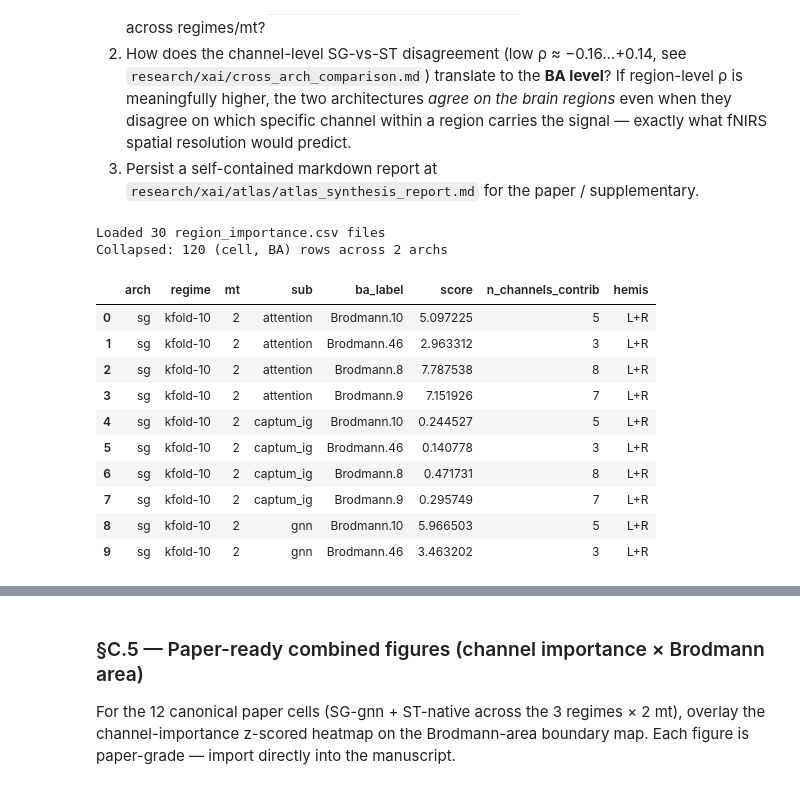
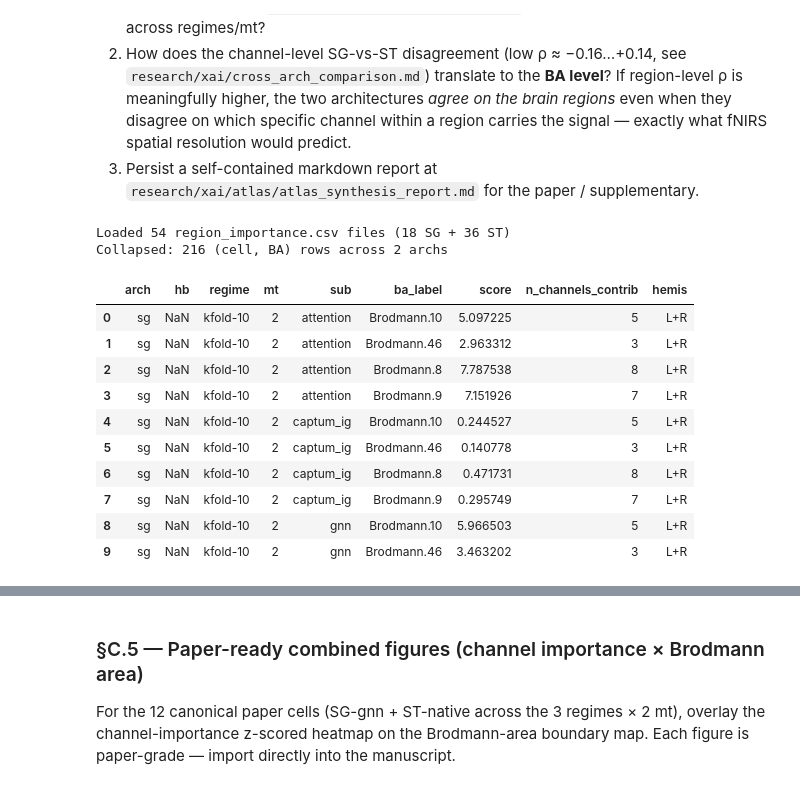
Before and after one commit to jeffrymahbuubi/fNIRS-Project-Graph-Base-Method, a Jupyter notebook: src/notebook/xai/04_atlas_registration.ipynb, the cells around one changed output, grey strips where cells are left out. Cells and saved outputs as stored; diff of their text form; code cells hidden in the pictures.

```diff
--- a/src/notebook/xai/04_atlas_registration.ipynb
+++ b/src/notebook/xai/04_atlas_registration.ipynb
@@ -339,43 +374,65 @@ Pulls every `region_importance.csv` written by §B and answers, at the **Brodman
 # %%
 # §C.1 — Load every region_importance.csv produced by §B
 import glob
 from scipy.stats import spearmanr
 
-region_files = sorted(glob.glob(str(ATLAS_OUT / '*' / '*' / 'mt*' / '*' / 'region_importance.csv')))
-print(f'Loaded {len(region_files)} region_importance.csv files')
+# SG path: atlas/sg/{regime}/mt{N}/{sub}/region_importance.csv  (5-deep below ATLAS_OUT)
+# ST path: atlas/st/{hb}/{regime}/mt{N}/{sub}/region_importance.csv  (6-deep, rev. 6)
+sg_files = sorted(glob.glob(str(ATLAS_OUT / 'sg' / '*' / 'mt*' / '*' / 'region_importance.csv')))
+st_files = sorted(glob.glob(str(ATLAS_OUT / 'st' / '*' / '*' / 'mt*' / '*' / 'region_importance.csv')))
+region_files = sg_files + st_files
+print(f'Loaded {len(region_files)} region_importance.csv files ({len(sg_files)} SG + {len(st_files)} ST)')
 
 rows = []
 for f in region_files:
     p = Path(f)
-    arch, regime, mt_dir, sub = p.parts[-5], p.parts[-4], p.parts[-3], p.parts[-2]
+    if p.parts[-5] == 'sg':
+        arch = 'sg'
+        hb = None
+        regime = p.parts[-4]
+        mt_dir = p.parts[-3]
+        sub = p.parts[-2]
+    elif len(p.parts) >= 6 and p.parts[-6] == 'st':
+        arch = 'st'
+        hb = p.parts[-5]
+        regime = p.parts[-4]
+        mt_dir = p.parts[-3]
+        sub = p.parts[-2]
+    else:
+        print(f'  [warn] unrecognised path layout, skipping: {p}')
+        continue
     mt = int(mt_dir[2:])
     df = pd.read_csv(p)
-    df['arch'] = arch; df['regime'] = regime; df['mt'] = mt; df['sub'] = sub
+    df['arch'] = arch
+    df['hb'] = hb
+    df['regime'] = regime
+    df['mt'] = mt
+    df['sub'] = sub
     rows.append(df)
 all_regions = pd.concat(rows, ignore_index=True)
 
 # Collapse hemispheres for an "any-hemi" BA score per cell
 all_collapsed = (all_regions
-    .groupby(['arch', 'regime', 'mt', 'sub', 'ba_label'], as_index=False)
+    .groupby(['arch', 'hb', 'regime', 'mt', 'sub', 'ba_label'], dropna=False, as_index=False)
     .agg(score=('mean', 'sum'),
          n_channels_contrib=('n_channels_contrib', 'sum'),
          hemis=('hemi', lambda s: '+'.join(sorted(set(s))))))
 print(f'Collapsed: {len(all_collapsed)} (cell, BA) rows across {all_collapsed["arch"].nunique()} archs')
 display(all_collapsed.head(10))
 # %% [output]
-Loaded 30 region_importance.csv files
-Collapsed: 120 (cell, BA) rows across 2 archs
+Loaded 54 region_importance.csv files (18 SG + 36 ST)
+Collapsed: 216 (cell, BA) rows across 2 archs
-|  | arch | regime | mt | sub | ba_label | score | n_channels_contrib | hemis |
-| 0 | sg | kfold-10 | 2 | attention | Brodmann.10 | 5.097225 | 5 | L+R |
-| 1 | sg | kfold-10 | 2 | attention | Brodmann.46 | 2.963312 | 3 | L+R |
-| 2 | sg | kfold-10 | 2 | attention | Brodmann.8 | 7.787538 | 8 | L+R |
-| 3 | sg | kfold-10 | 2 | attention | Brodmann.9 | 7.151926 | 7 | L+R |
-| 4 | sg | kfold-10 | 2 | captum_ig | Brodmann.10 | 0.244527 | 5 | L+R |
-| 5 | sg | kfold-10 | 2 | captum_ig | Brodmann.46 | 0.140778 | 3 | L+R |
-| 6 | sg | kfold-10 | 2 | captum_ig | Brodmann.8 | 0.471731 | 8 | L+R |
-| 7 | sg | kfold-10 | 2 | captum_ig | Brodmann.9 | 0.295749 | 7 | L+R |
-| 8 | sg | kfold-10 | 2 | gnn | Brodmann.10 | 5.966503 | 5 | L+R |
-| 9 | sg | kfold-10 | 2 | gnn | Brodmann.46 | 3.463202 | 3 | L+R |
+|  | arch | hb | regime | mt | sub | ba_label | score | n_channels_contrib | hemis |
+| 0 | sg | NaN | kfold-10 | 2 | attention | Brodmann.10 | 5.097225 | 5 | L+R |
+| 1 | sg | NaN | kfold-10 | 2 | attention | Brodmann.46 | 2.963312 | 3 | L+R |
+| 2 | sg | NaN | kfold-10 | 2 | attention | Brodmann.8 | 7.787538 | 8 | L+R |
+| 3 | sg | NaN | kfold-10 | 2 | attention | Brodmann.9 | 7.151926 | 7 | L+R |
+| 4 | sg | NaN | kfold-10 | 2 | captum_ig | Brodmann.10 | 0.244527 | 5 | L+R |
+| 5 | sg | NaN | kfold-10 | 2 | captum_ig | Brodmann.46 | 0.140778 | 3 | L+R |
+| 6 | sg | NaN | kfold-10 | 2 | captum_ig | Brodmann.8 | 0.471731 | 8 | L+R |
+| 7 | sg | NaN | kfold-10 | 2 | captum_ig | Brodmann.9 | 0.295749 | 7 | L+R |
+| 8 | sg | NaN | kfold-10 | 2 | gnn | Brodmann.10 | 5.966503 | 5 | L+R |
+| 9 | sg | NaN | kfold-10 | 2 | gnn | Brodmann.46 | 3.463202 | 3 | L+R |
 # %%
 # §C.2 — Top-3 BA per cell (any hemisphere). One row per cell.
 top3 = (all_collapsed
```
Also changed, not shown: parts of 7 cells of this notebook, 1 other file.
